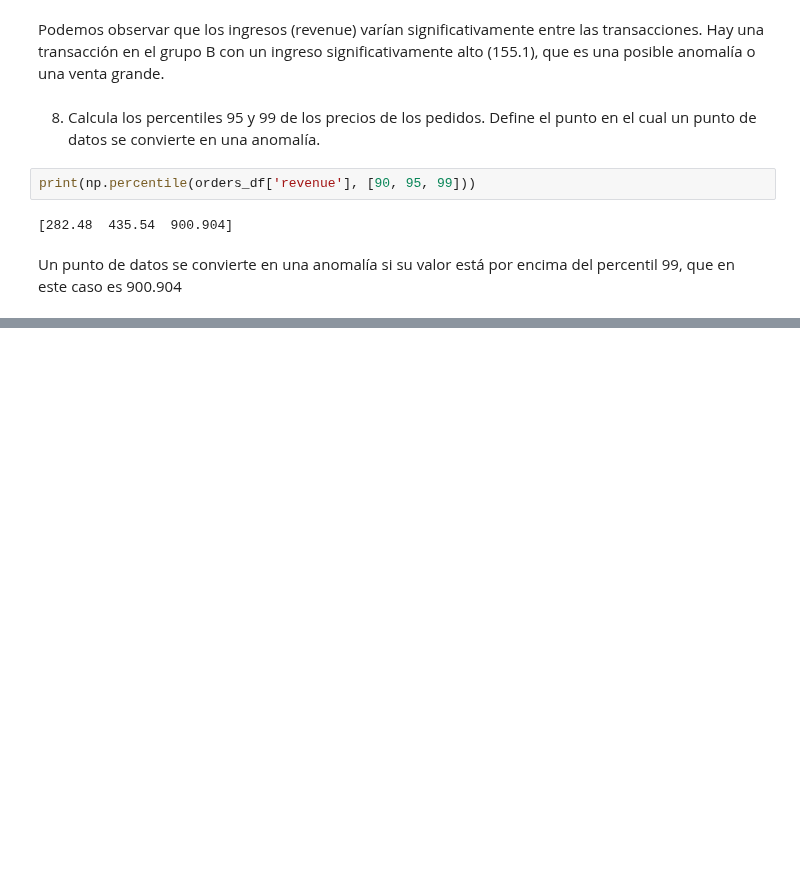
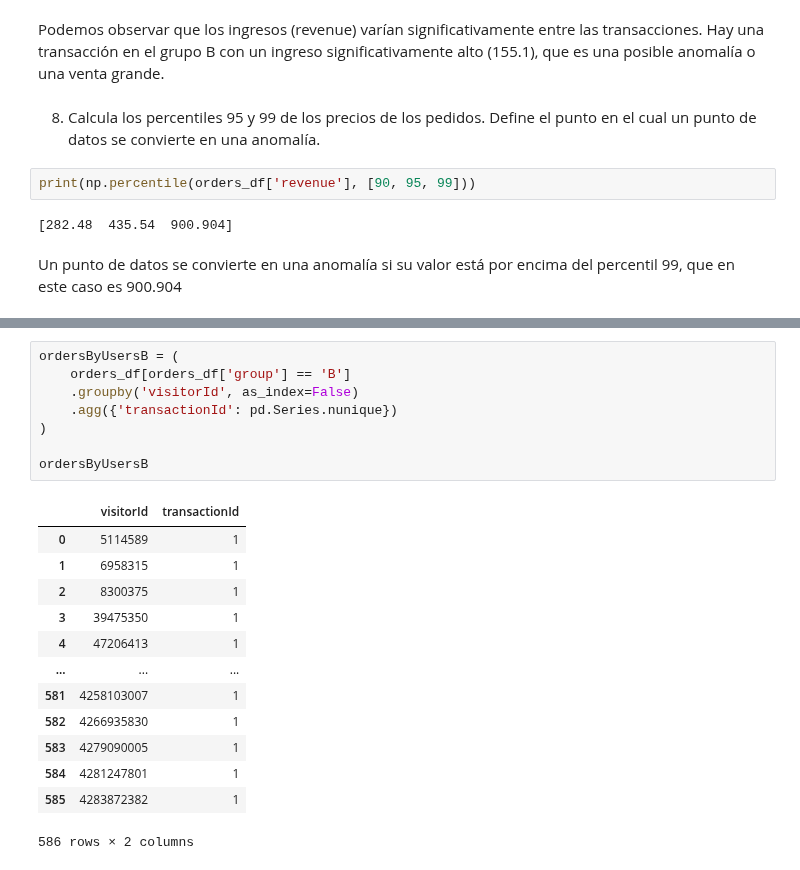
Before and after one commit to Dussand/testAB, a Jupyter notebook: pruebasAB.ipynb, the cells around one changed output, grey strips where cells are left out. Saved outputs shown, nothing was run; the diff lists cells and outputs as text; blank space fills up the shorter version.

```diff
--- a/pruebasAB.ipynb
+++ b/pruebasAB.ipynb
@@ -485,0 +639,22 @@ Un punto de datos se convierte en una anomalía si su valor está por encima del
+# %%
+ordersByUsersB = (
+    orders_df[orders_df['group'] == 'B']
+    .groupby('visitorId', as_index=False)
+    .agg({'transactionId': pd.Series.nunique})
+)
+
+ordersByUsersB
+# %% [output]
+|  | visitorId | transactionId |
+| 0 | 5114589 | 1 |
+| 1 | 6958315 | 1 |
+| 2 | 8300375 | 1 |
+| 3 | 39475350 | 1 |
+| 4 | 47206413 | 1 |
+| ... | ... | ... |
+| 581 | 4258103007 | 1 |
+| 582 | 4266935830 | 1 |
+| 583 | 4279090005 | 1 |
+| 584 | 4281247801 | 1 |
+| 585 | 4283872382 | 1 |
+586 rows × 2 columns
```
Also changed, not shown: parts of 30 cells of this notebook.
